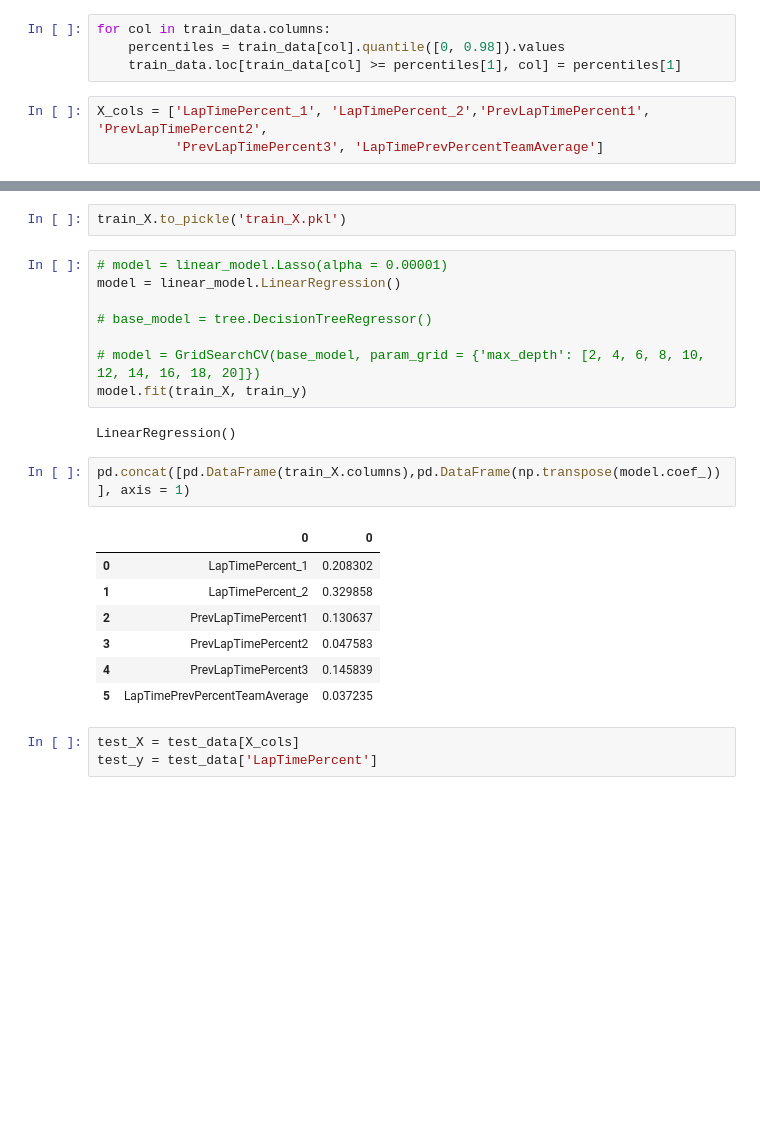
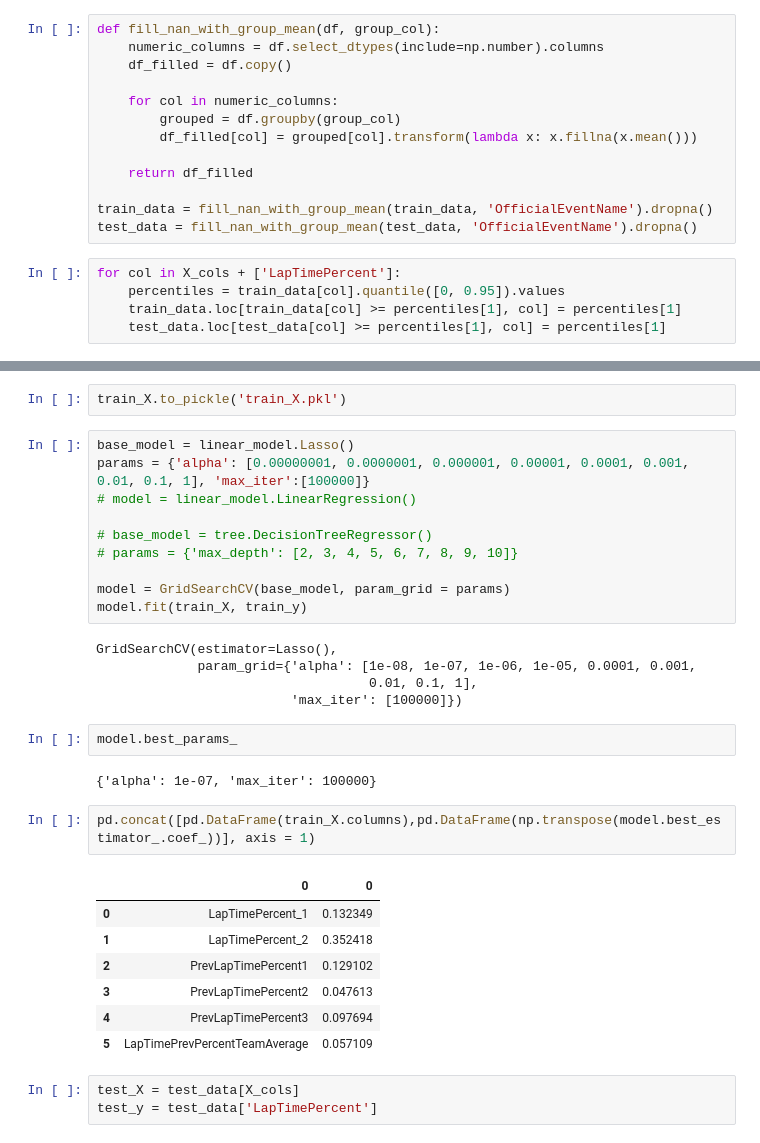
Before and after one commit to jamisonmeindl/F1-Data-Analysis, a Jupyter notebook: training.ipynb, the cells around one changed output, grey strips where cells are left out. Cells and saved outputs as stored; diff of their text form; blank space fills up the shorter version.

```diff
--- a/training.ipynb
+++ b/training.ipynb
@@ -76,7 +67,18 @@ train_data
+# %%
+def fill_nan_with_group_mean(df, group_col):
+    numeric_columns = df.select_dtypes(include=np.number).columns
+    df_filled = df.copy()
+
+    for col in numeric_columns:
+        grouped = df.groupby(group_col)
+        df_filled[col] = grouped[col].transform(lambda x: x.fillna(x.mean()))
+
+    return df_filled
+
+train_data = fill_nan_with_group_mean(train_data, 'OfficialEventName').dropna()
+test_data = fill_nan_with_group_mean(test_data, 'OfficialEventName').dropna()
 # %%
-for col in train_data.columns:
-    percentiles = train_data[col].quantile([0, 0.98]).values
+for col in X_cols + ['LapTimePercent']:
+    percentiles = train_data[col].quantile([0, 0.95]).values
     train_data.loc[train_data[col] >= percentiles[1], col] = percentiles[1]
+    test_data.loc[test_data[col] >= percentiles[1], col] = percentiles[1]
-# %%
-X_cols = ['LapTimePercent_1', 'LapTimePercent_2','PrevLapTimePercent1', 'PrevLapTimePercent2',
-          'PrevLapTimePercent3', 'LapTimePrevPercentTeamAverage']
@@ -113,25 +115,34 @@ Name: LapTimePercent, dtype: float64
 # %%
 train_X.to_pickle('train_X.pkl')
 # %%
-# model = linear_model.Lasso(alpha = 0.00001)
-model = linear_model.LinearRegression()
+base_model = linear_model.Lasso()
+params = {'alpha': [0.00000001, 0.0000001, 0.000001, 0.00001, 0.0001, 0.001, 0.01, 0.1, 1], 'max_iter':[100000]}
+# model = linear_model.LinearRegression()
 
 # base_model = tree.DecisionTreeRegressor()
+# params = {'max_depth': [2, 3, 4, 5, 6, 7, 8, 9, 10]}
 
-# model = GridSearchCV(base_model, param_grid = {'max_depth': [2, 4, 6, 8, 10, 12, 14, 16, 18, 20]})
+model = GridSearchCV(base_model, param_grid = params)
 model.fit(train_X, train_y)
 # %% [output]
-LinearRegression()
+GridSearchCV(estimator=Lasso(),
+             param_grid={'alpha': [1e-08, 1e-07, 1e-06, 1e-05, 0.0001, 0.001,
+                                   0.01, 0.1, 1],
+                         'max_iter': [100000]})
+# %%
+model.best_params_
+# %% [output]
+{'alpha': 1e-07, 'max_iter': 100000}
 # %%
-pd.concat([pd.DataFrame(train_X.columns),pd.DataFrame(np.transpose(model.coef_))], axis = 1)
+pd.concat([pd.DataFrame(train_X.columns),pd.DataFrame(np.transpose(model.best_estimator_.coef_))], axis = 1)
 # %% [output]
 |  | 0 | 0 |
-| 0 | LapTimePercent_1 | 0.208302 |
-| 1 | LapTimePercent_2 | 0.329858 |
-| 2 | PrevLapTimePercent1 | 0.130637 |
-| 3 | PrevLapTimePercent2 | 0.047583 |
-| 4 | PrevLapTimePercent3 | 0.145839 |
-| 5 | LapTimePrevPercentTeamAverage | 0.037235 |
+| 0 | LapTimePercent_1 | 0.132349 |
+| 1 | LapTimePercent_2 | 0.352418 |
+| 2 | PrevLapTimePercent1 | 0.129102 |
+| 3 | PrevLapTimePercent2 | 0.047613 |
+| 4 | PrevLapTimePercent3 | 0.097694 |
+| 5 | LapTimePrevPercentTeamAverage | 0.057109 |
 # %%
 test_X = test_data[X_cols]
 test_y = test_data['LapTimePercent']
```
Also changed, not shown: parts of 23 cells of this notebook, 2 other files.
